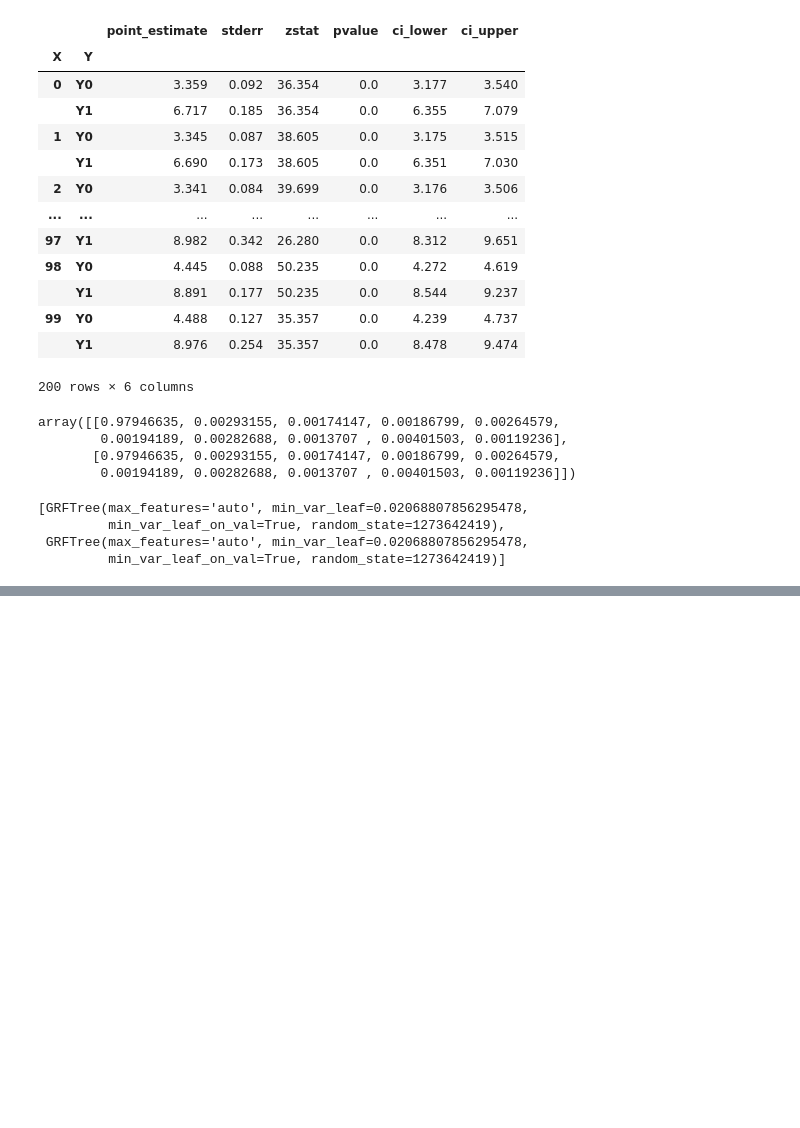
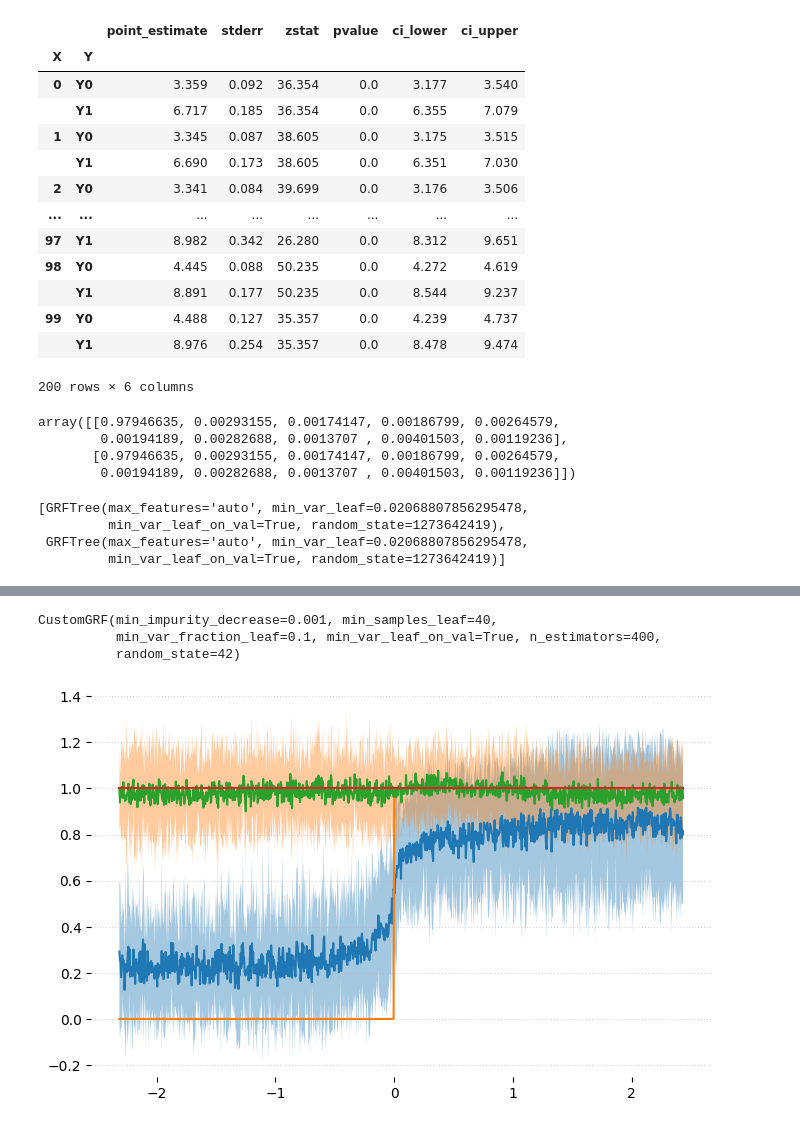
Before and after one commit to Tommylee1013/FinancialDeepLearning, a Jupyter notebook: EconMLNotes/Generalized Random Forest.ipynb, the cells around one changed output, grey strips where cells are left out. Cells and saved outputs as stored; diff of their text form; code cells hidden in the pictures; blank space fills up the shorter version.

```diff
--- a/EconMLNotes/Generalized Random Forest.ipynb
+++ b/EconMLNotes/Generalized Random Forest.ipynb
@@ -525,0 +579,47 @@ causal_dml[0]
+# %%
+est = CustomGRF(
+    criterion = 'mse',
+    n_estimators = 400,
+    min_samples_leaf = 40,
+    min_var_fraction_leaf = 0.1,
+    min_var_leaf_on_val = True,
+    min_impurity_decrease = 0.001,
+    max_samples = .45,
+    max_depth = None,
+    warm_start = False,
+    inference = True,
+    subforest_size = 4,
+    honest = True,
+    verbose = 0,
+    n_jobs = -1,
+    random_state = 42
+)
+# %%
+est.fit(
+    X = X, T = T, y = y, Z = Z
+)
+# %% [output]
+CustomGRF(min_impurity_decrease=0.001, min_samples_leaf=40,
+          min_var_fraction_leaf=0.1, min_var_leaf_on_val=True, n_estimators=400,
+          random_state=42)
+# %%
+point, lb, ub = est.predict(
+    X_test,
+    interval = True,
+    alpha = 0.01
+)
+# %%
+fig, ax = plt.subplots(figsize = (8, 5))
+
+for t in range(n_outputs):
+    ax.plot(X_test[:, 0], point[:, t])
+    if est.inference :
+        ax.fill_between(X_test[:, 0], lb[:, t], ub[:, t], alpha = 0.4)
+    ax.plot(X_test[:, 0], true_te(X_test)[:, t])
+for spine in ax.spines.values():
+    spine.set_visible(False)
+ax.grid(False)
+ax.yaxis.grid(True, ls = ':', alpha = 0.5)
+plt.show()
+# %% [output]
+[figure, added]
```
Also changed, not shown: parts of 23 cells of this notebook, 1 other file.
